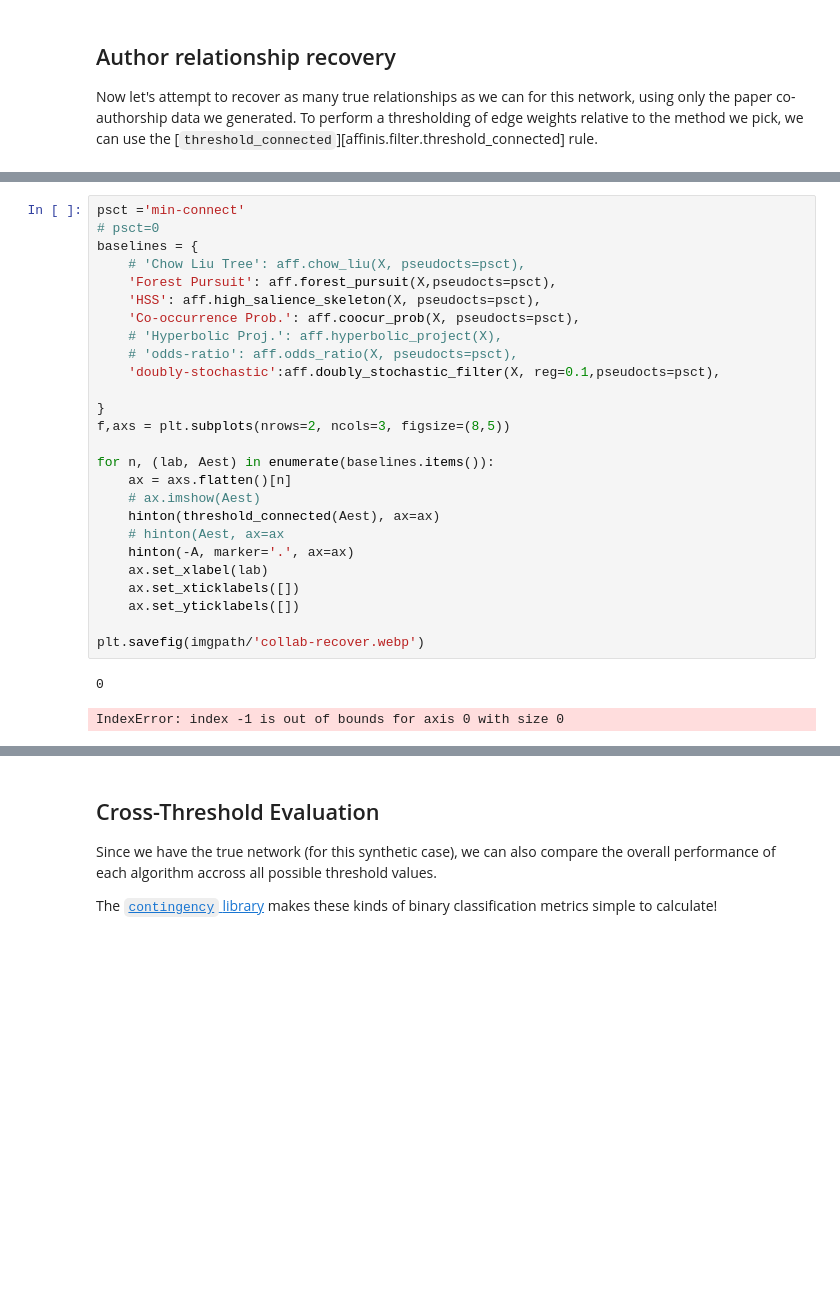
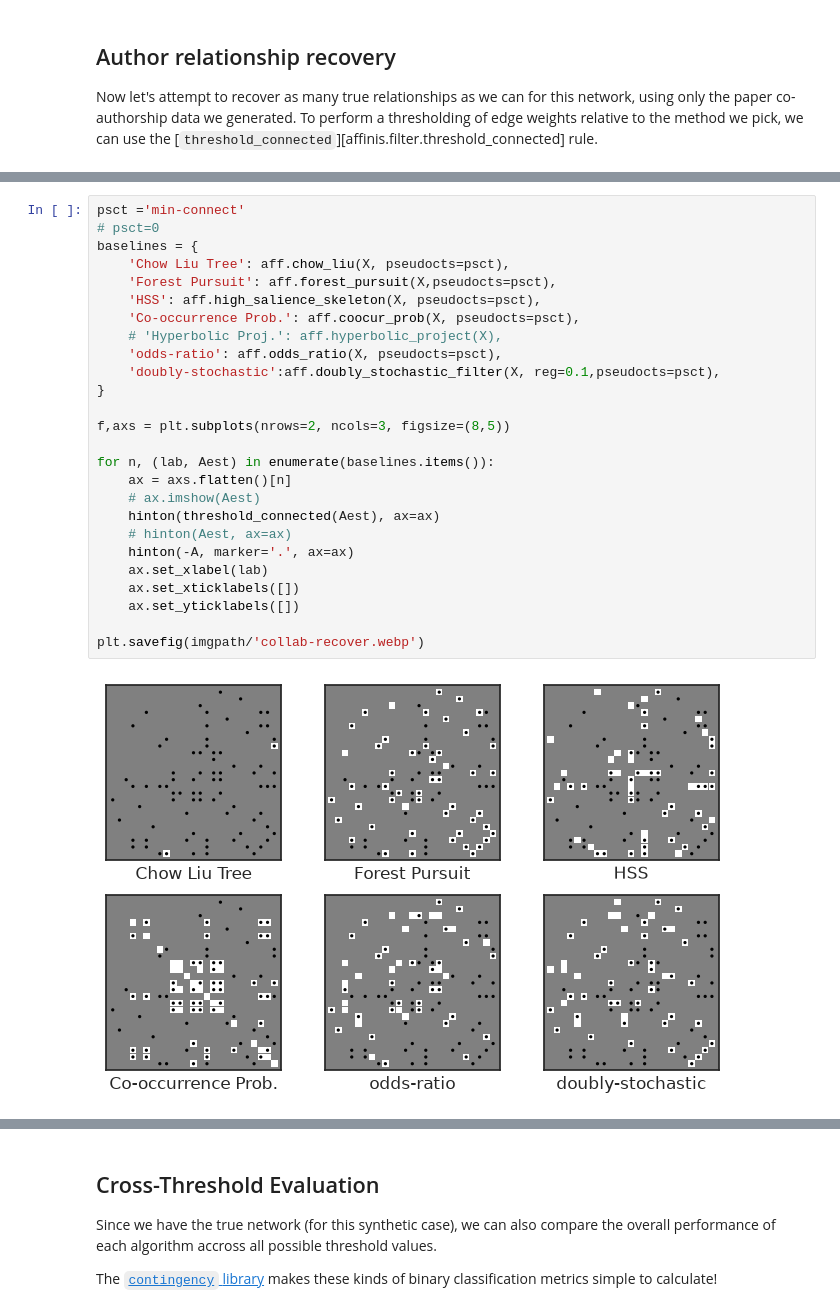
Before and after one commit to rtbs-dev/affinis, a Jupyter notebook: notebooks/case-studies/example.ipynb, the cells around one changed output, grey strips where cells are left out. Drawn from its saved outputs; the diff is of its cells as text; blank space fills up the shorter version.

Commit message:
fix DSF, HSS, Chow-Liu, and MI

```diff
--- a/notebooks/case-studies/example.ipynb
+++ b/notebooks/case-studies/example.ipynb
@@ -157,32 +220,31 @@ array([0.26912356, 0.19365187, 0.21251979, 0.21251979, 0.19365187,
 # %%
 psct ='min-connect'
 # psct=0
 baselines = {
-    # 'Chow Liu Tree': aff.chow_liu(X, pseudocts=psct),
+    'Chow Liu Tree': aff.chow_liu(X, pseudocts=psct),
     'Forest Pursuit': aff.forest_pursuit(X,pseudocts=psct),
     'HSS': aff.high_salience_skeleton(X, pseudocts=psct),
     'Co-occurrence Prob.': aff.coocur_prob(X, pseudocts=psct),
     # 'Hyperbolic Proj.': aff.hyperbolic_project(X),
-    # 'odds-ratio': aff.odds_ratio(X, pseudocts=psct),
+    'odds-ratio': aff.odds_ratio(X, pseudocts=psct),
     'doubly-stochastic':aff.doubly_stochastic_filter(X, reg=0.1,pseudocts=psct),
+}
 
-}
 f,axs = plt.subplots(nrows=2, ncols=3, figsize=(8,5))
 
 for n, (lab, Aest) in enumerate(baselines.items()):
     ax = axs.flatten()[n]
     # ax.imshow(Aest)
     hinton(threshold_connected(Aest), ax=ax)
-    # hinton(Aest, ax=ax
+    # hinton(Aest, ax=ax)
     hinton(-A, marker='.', ax=ax)
     ax.set_xlabel(lab)
     ax.set_xticklabels([])
     ax.set_yticklabels([])
 
 plt.savefig(imgpath/'collab-recover.webp')
 # %% [output]
-0
-IndexError: index -1 is out of bounds for axis 0 with size 0
+[figure, added]
 # %% [markdown]
 ![thresholded collaborations](img/collab-recover.webp)
 # %% [markdown]
```
Also changed, not shown: parts of 4 cells of this notebook, 5 other files.
